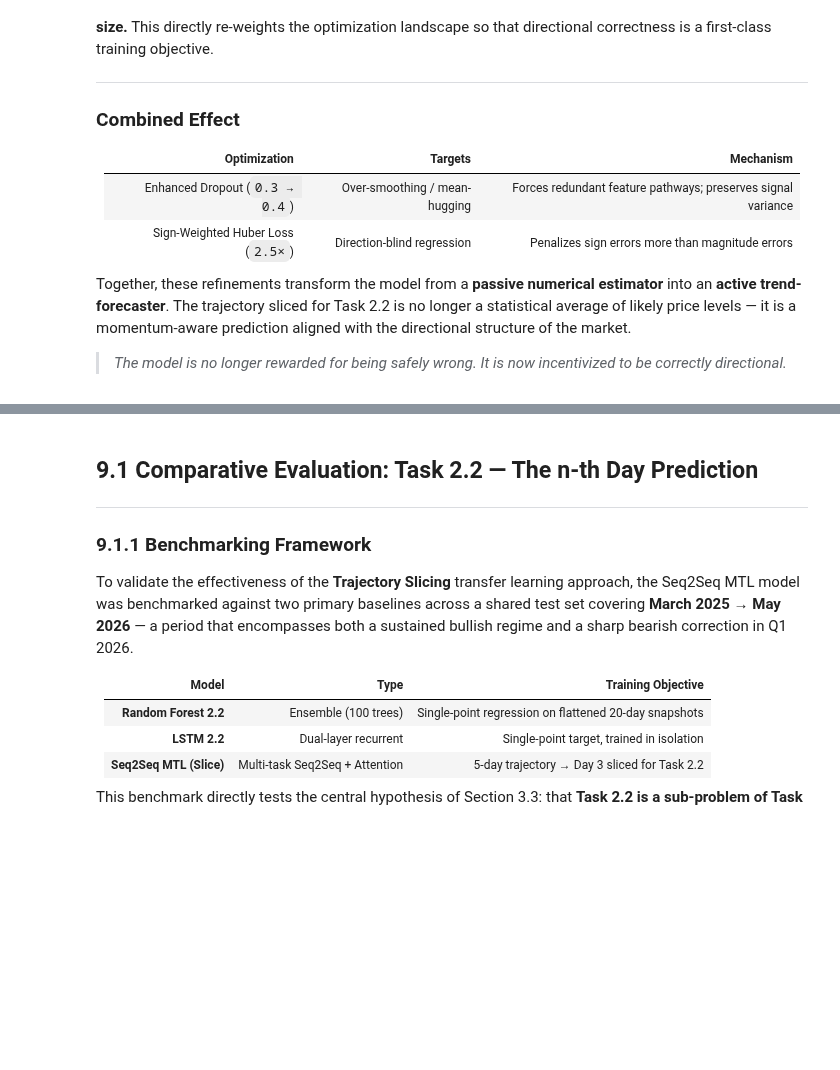
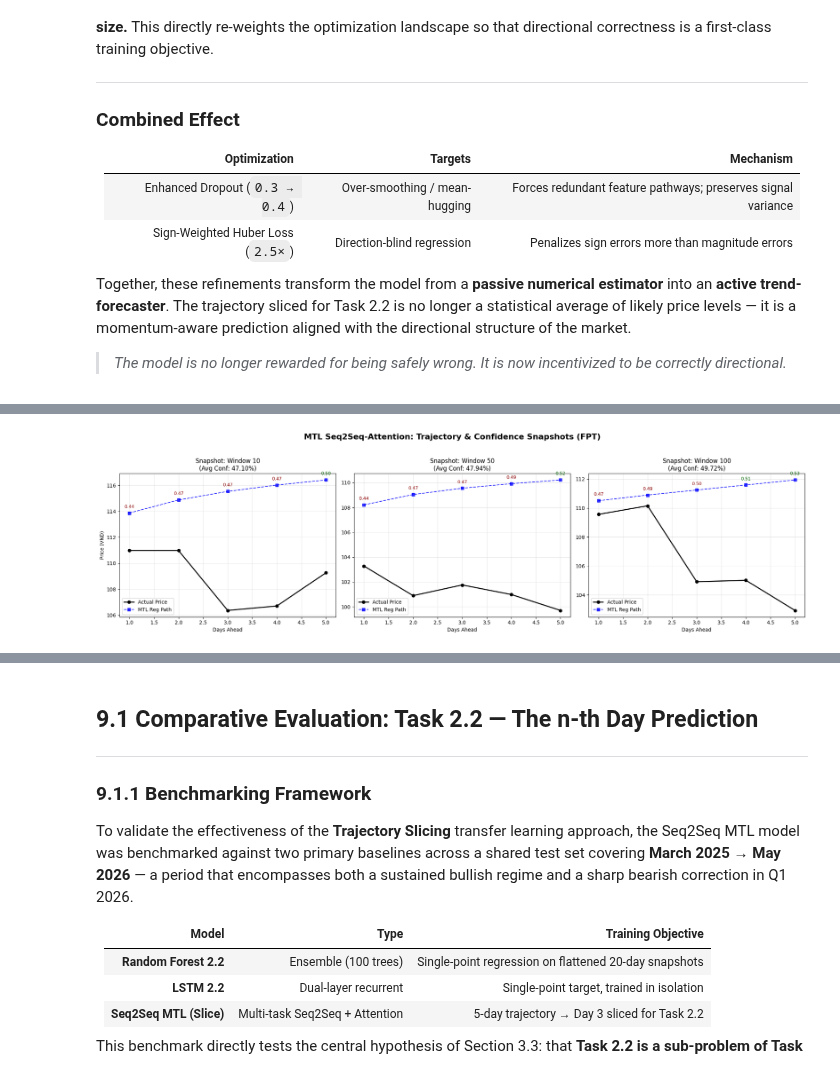
Before and after one commit to amyas-lab/Stock_price_prediction_and_portfolio_optimization_using_machine_learning_and_deep_learning, a Jupyter notebook: notebooks/2-vietnam_stock_prediction.ipynb, the cells around one changed output, grey strips where cells are left out. Drawn from its saved outputs; the diff is of its cells as text; code cells hidden in the pictures; blank space fills up the shorter version.

```diff
--- a/notebooks/2-vietnam_stock_prediction.ipynb
+++ b/notebooks/2-vietnam_stock_prediction.ipynb
@@ -2282,0 +2325,13 @@ Epoch 27/120
+# %%
+# --- Updated Fit Call ---
+history_focused = model_s2s_focused.fit(
+    X_train_23, y_train_23.reshape(y_train_23.shape[0], -1),
+    validation_data=(X_val_23, y_val_23.reshape(y_val_23.shape[0], -1)),
+    epochs=120,
+    batch_size=CONFIG['batch_size'],
+    callbacks=[
+        tf.keras.callbacks.EarlyStopping(monitor='val_loss', patience=15, restore_best_weights=True),
+        checkpoint_focused  # Added the checkpoint here
+    ],
+    verbose=1
+)
@@ -2422,7 +2602,7 @@ history_mtl = mtl_model.fit(
     ),
     epochs=150,
     batch_size=32,
-    callbacks=[tf.keras.callbacks.EarlyStopping(monitor='val_loss', patience=15, restore_best_weights=True)],
+    callbacks=[checkpoint_mtl, early_stop, lr_reducer] ,
     verbose=1
 )
 # %% [output]
@@ -2833,0 +2662,65 @@ plt.show()
+# %%
+def plot_mtl_snapshots(model, X_input, test_df_raw, target_scaler, window_size, k_days, samples=[10, 50, 100]):
+    """
+    Visualizes the multi-day price trajectory and classification confidence
+    from the MTL Seq2Seq model.
+    """
+    # 1. Generate Multi-Task Predictions
+    # reg_pred: (Samples, K) | class_pred: (Samples, K)
+    reg_pred_scaled, class_pred = model.predict(X_input, verbose=0)
+
+    # 2. Inverse Scale the Regression Output (Log Returns -> VND Prices)
+    # Reusing the reconstruction logic for the regression head
+    y_log_raw = target_scaler.inverse_transform(reg_pred_scaled)
+
+    # 3. Setup Plotting Grid
+    fig, axes = plt.subplots(1, len(samples), figsize=(20, 6))
+
+    for i, idx in enumerate(samples):
+        # --- Data Extraction ---
+        # Actual prices for the 5-day window
+        actual_path = test_df_raw['close'].values[window_size + idx : window_size + idx + k_days]
+
+        # Base price (P_t) to start the reconstruction
+        base_price = test_df_raw['close'].values[window_size + idx - 1]
+
+        # Reconstruct the predicted VND price path
+        pred_path = []
+        curr_p = base_price
+        for r in y_log_raw[idx]:
+            curr_p = curr_p * np.exp(r)
+            pred_path.append(curr_p)
+
+        # Get Directional Confidence (Probability from Sigmoid head)
+        # Prob > 0.5 means the model is leaning 'UP'
+        confidences = class_pred[idx]
+
+        # --- Plotting ---
+        ax = axes[i]
+        days = range(1, k_days + 1)
+
+        # Plot actual and predicted lines
+        ax.plot(days, actual_path, marker='o', label='Actual Price', color='black', linewidth=2)
+        ax.plot(days, pred_path, marker='s', label='MTL Reg Path', color='blue', linestyle='--', alpha=0.8)
+
+        # Annotate with confidence probabilities from the Classification head
+        for d_idx, conf in enumerate(confidences):
+            ax.annotate(f"{conf:.2f}", (days[d_idx], pred_path[d_idx]),
+                        textcoords="offset points", xytext=(0,10), ha='center',
+                        fontsize=9, color='darkred' if conf < 0.5 else 'darkgreen')
+
+        ax.set_title(f'Snapshot: Window {idx}\n(Avg Conf: {np.mean(confidences):.2%})')
+        ax.set_xlabel('Days Ahead')
+        if i == 0: ax.set_ylabel('Price (VND)')
+        ax.legend()
+        ax.grid(alpha=0.3)
+
+    plt.suptitle(f'MTL Seq2Seq-Attention: Trajectory & Confidence Snapshots ({PRIMARY_TICKER})', fontsize=16, fontweight='bold')
+    plt.tight_layout(rect=[0, 0.03, 1, 0.95])
+    plt.show()
+
+# --- Execution ---
+# Visualize snapshots for your new MTL model
+plot_mtl_snapshots(mtl_model, X_test_23, test_df, target_scaler_multi, W, K_DAYS)
+# %% [output]
+[figure, added]
```
Also changed, not shown: parts of 52 cells of this notebook, 30 other files.
